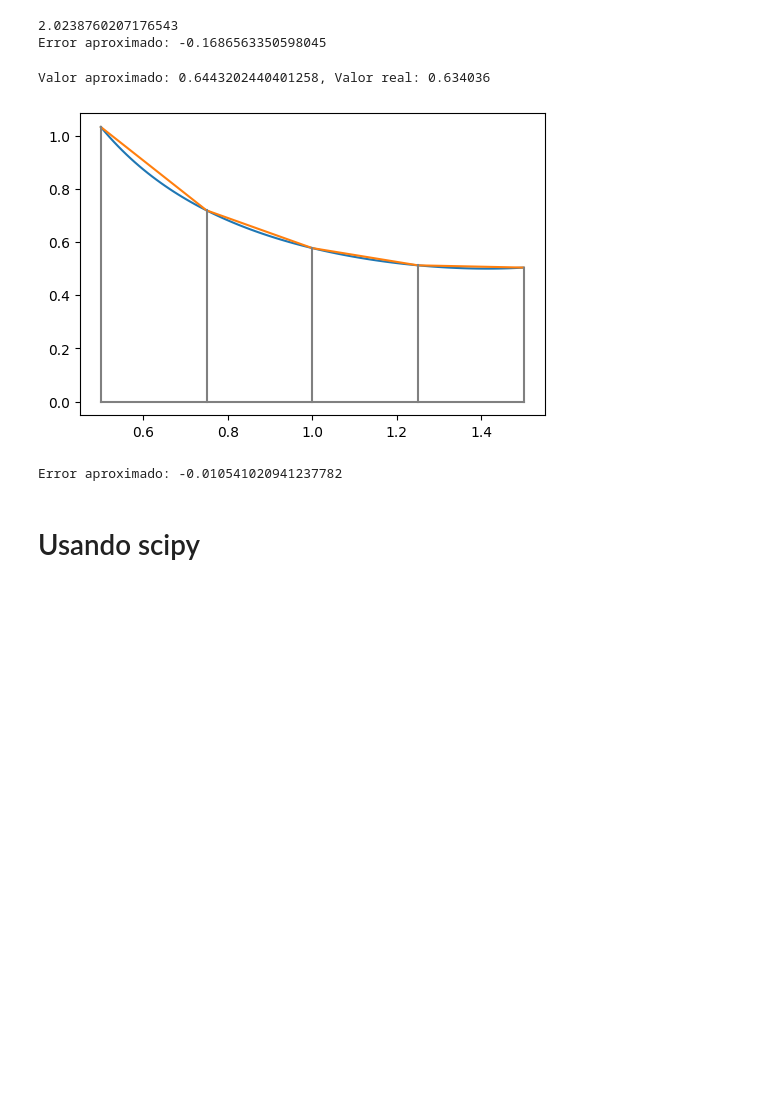
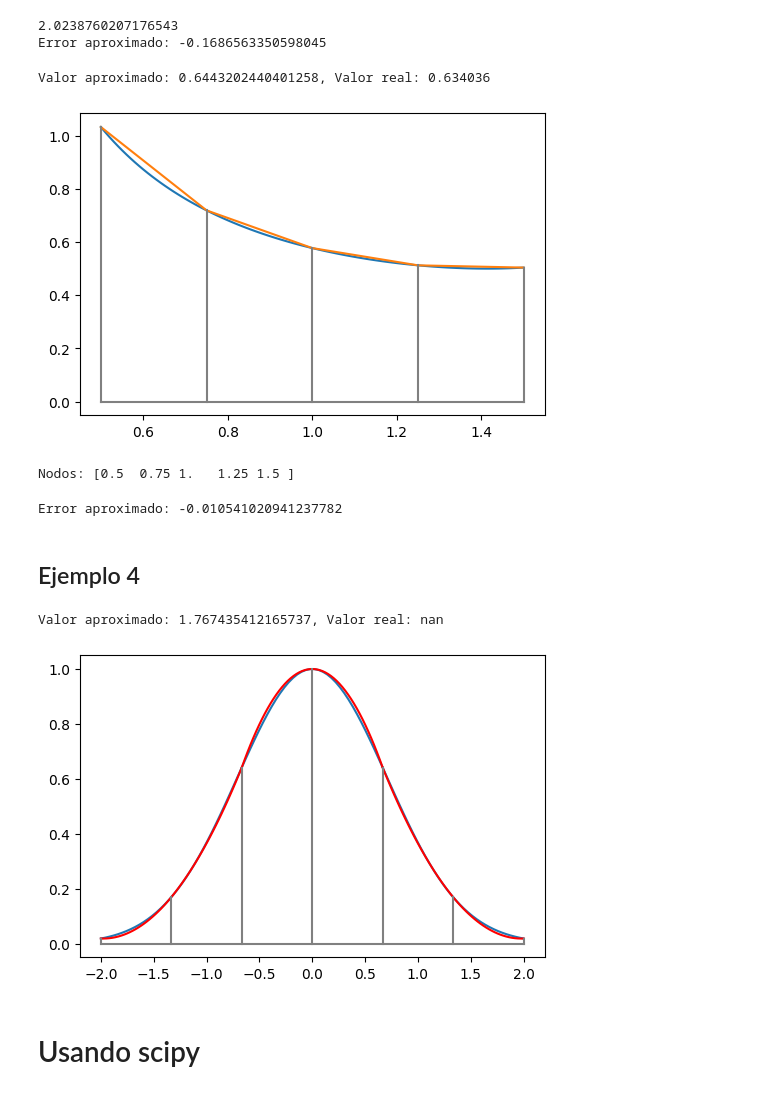
Before and after one commit to gmauricio-toledo/UNISON-teaching, a Jupyter notebook: integración.ipynb, the cells around one changed output. Drawn from its saved outputs; the diff is of its cells as text; code cells hidden in the pictures; blank space fills up the shorter version.

```diff
--- a/integración.ipynb
+++ b/integración.ipynb
@@ -180,13 +232,36 @@ trp = Trapezoid(f)
 aprox = trp.fit(a,b,n=n)
 print(f"Valor aproximado: {aprox}, Valor real: {real_value}")
 trp.plot()
+print(f"Nodos: {trp.nodes}")
 # %% [output]
 Valor aproximado: 0.6443202440401258, Valor real: 0.634036
 [figure]
+Nodos: [0.5  0.75 1.   1.25 1.5 ]
 # %%
 trp.get_errors(dx2_prom=prom_ddf)
 # %% [output]
 Error aproximado: -0.010541020941237782
+# %% [markdown]
+## Ejemplo 4
+# %%
+from integracion import Simpson
+from math import e
+import numpy as np
+
+a, b = -2, 2
+real_value = np.nan
+n = 6
+
+def f(x):
+    return e**(-x**2)
+
+simp_int = Simpson(f)
+aprox = simp_int.fit(a,b,n=n)
+print(f"Valor aproximado: {aprox}, Valor real: {real_value}")
+simp_int.plot()
+# %% [output]
+Valor aproximado: 1.767435412165737, Valor real: nan
+[figure, added]
 # %% [markdown]
 # Usando scipy
 # %%
```
Also changed, not shown: parts of 7 cells of this notebook, 1 other file.
